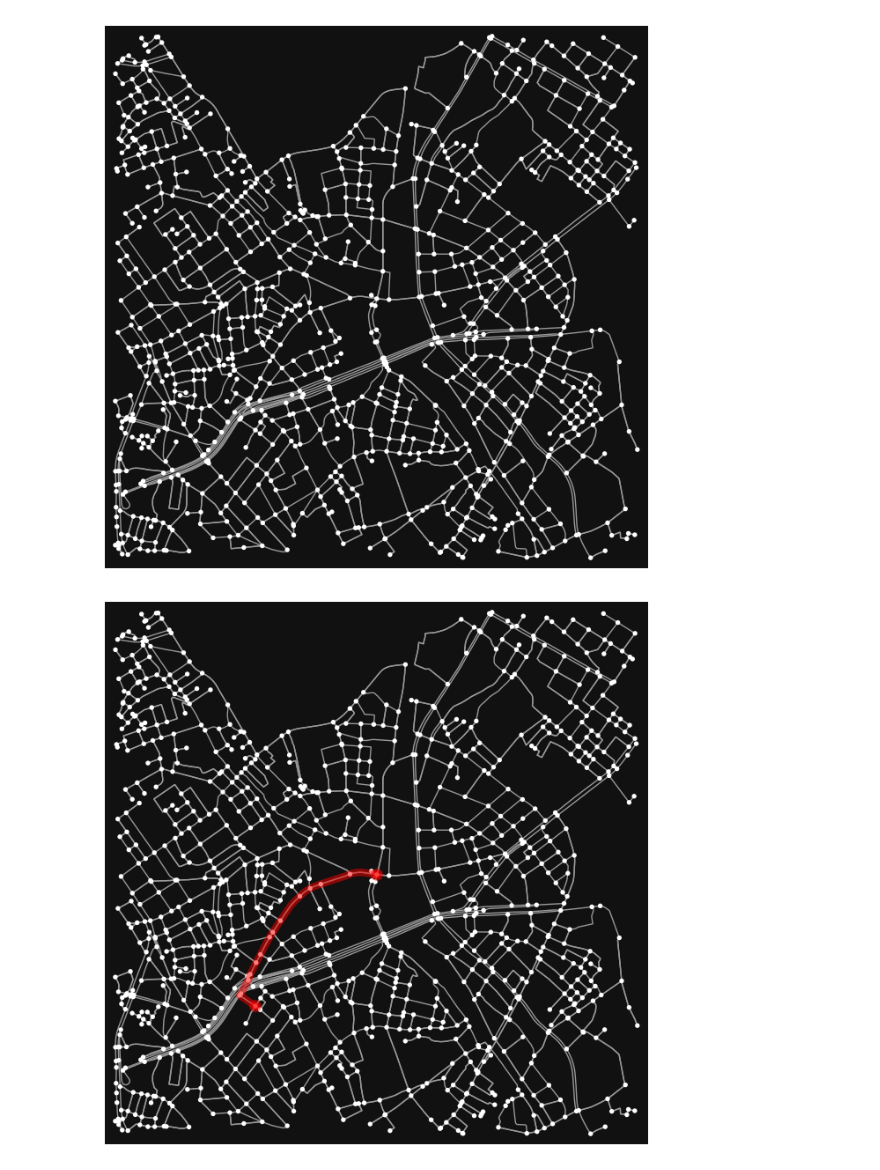
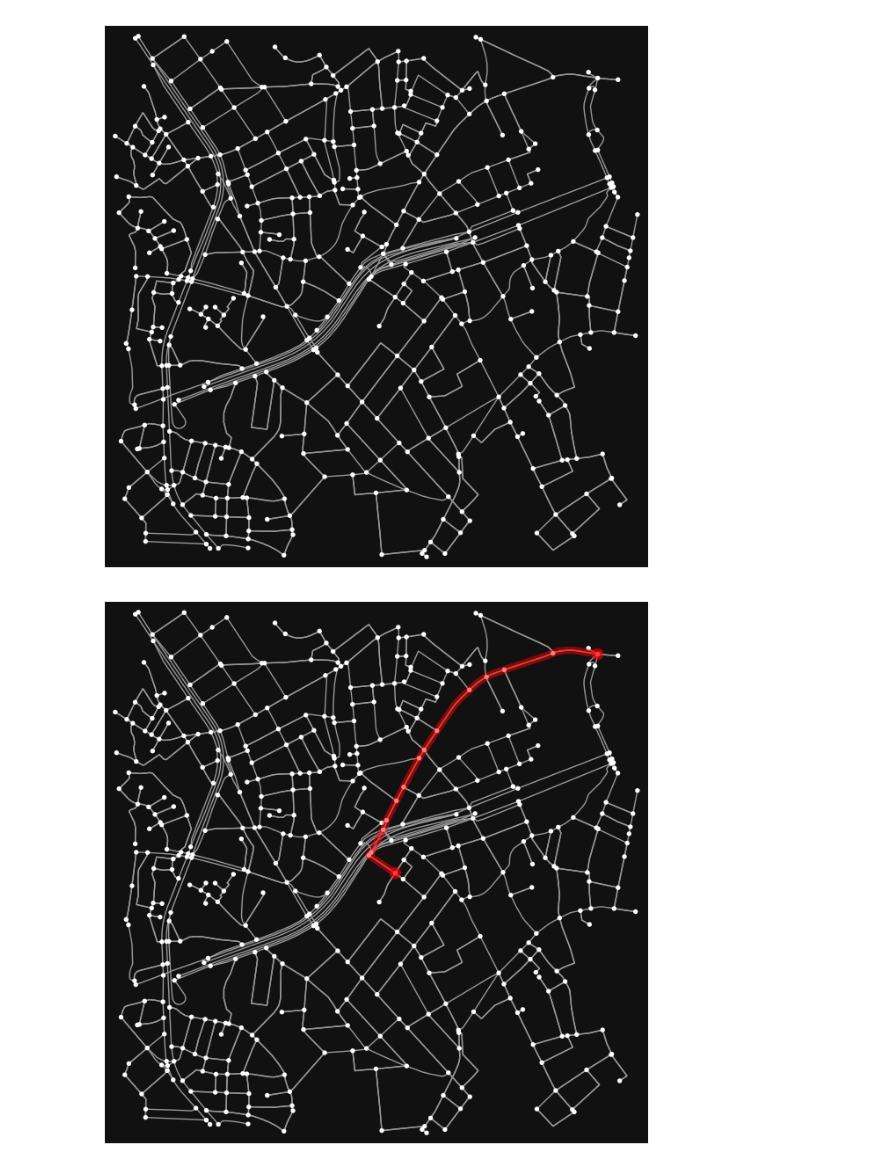
Before and after one commit to okusama27/turn_lefter, a Jupyter notebook: turnlefter.ipynb, the cells around one changed output. Drawn from its saved outputs; the diff is of its cells as text; code cells hidden in the pictures.

```diff
--- a/turnlefter.ipynb
+++ b/turnlefter.ipynb
@@ -11,12 +12,12 @@ shibuya_eki = 35.65952515598417, 139.70055390184527
 # HENGE
 henge = 35.65495728145334, 139.69494603459512
 # %%
-# 渋谷駅を中心とした半径1000mの地図を表示
-dist = 1000  # meters
-G = ox.graph_from_point(shibuya_eki, dist, network_type="drive")
+# HENGEを中心とした半径600mの地図を表示
+dist = 600  # meters
+G = ox.graph_from_point(henge, dist, network_type="drive")
 fig, ax = ox.plot_graph(G)
 # %% [output]
-[figure, old version]
+[figure, new version]
 # %%
 # 渋谷駅からHENGEまでの最短距離
 start_node = ox.distance.nearest_nodes(G, shibuya_eki[1], shibuya_eki[0])
@@ -25,7 +26,7 @@ end_node = ox.distance.nearest_nodes(G, henge[1], henge[0])
 route1 = ox.shortest_path(G, start_node, end_node)  # 最短経路を取得
 fig, ax = ox.plot_graph_route(G, route1, route_color='r', route_linewidth=6) # ルートを表示
 # %% [output]
-[figure, old version]
+[figure, new version]
 # %%
 # 神泉駅
 shinsen = 35.65775285967325, 139.69353293448464
```
Also changed, not shown: parts of 15 cells of this notebook, 6 other files.
